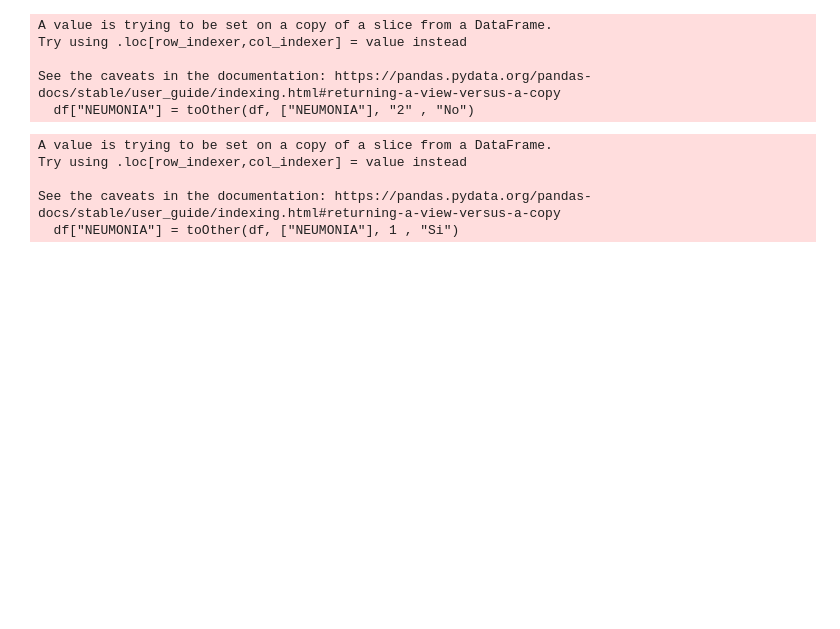
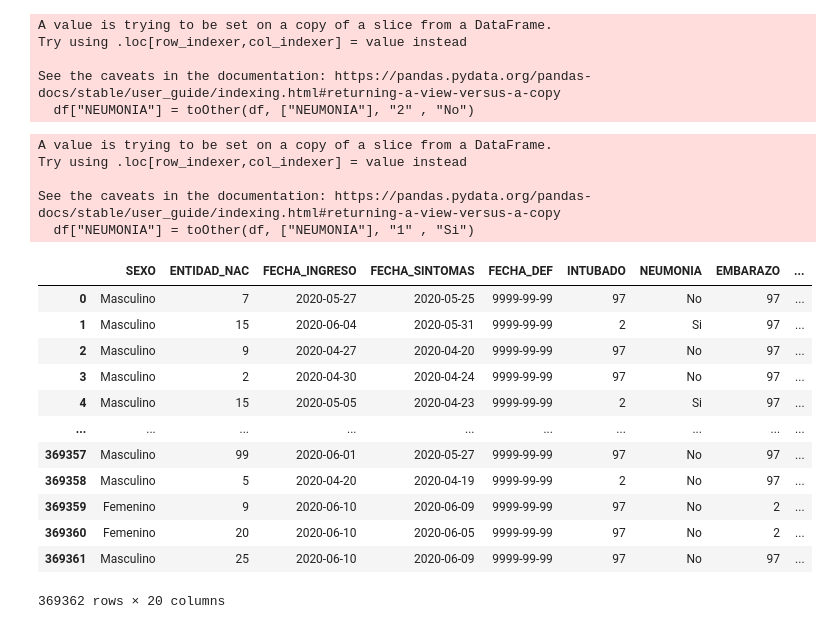
Before and after one commit to artthuro6/Covid-19, a Jupyter notebook: notebooks/General.ipynb, the cells around one changed output. Cells and saved outputs as stored; diff of their text form; code cells hidden in the pictures; blank space fills up the shorter version.

```diff
--- a/notebooks/General.ipynb
+++ b/notebooks/General.ipynb
@@ -135,10 +135,10 @@ Try using .loc[row_indexer,col_indexer] = value instead
 See the caveats in the documentation: https://pandas.pydata.org/pandas-docs/stable/user_guide/indexing.html#returning-a-view-versus-a-copy
   df["NEUMONIA"] = toOther(df, ["NEUMONIA"], "2" , "No")
 # %%
-df["NEUMONIA"] = toOther(df, ["NEUMONIA"], 1 , "Si")
+df["NEUMONIA"] = toOther(df, ["NEUMONIA"], "1" , "Si")
 # %% [output]
 A value is trying to be set on a copy of a slice from a DataFrame.
 Try using .loc[row_indexer,col_indexer] = value instead
 
 See the caveats in the documentation: https://pandas.pydata.org/pandas-docs/stable/user_guide/indexing.html#returning-a-view-versus-a-copy
-  df["NEUMONIA"] = toOther(df, ["NEUMONIA"], 1 , "Si")
+  df["NEUMONIA"] = toOther(df, ["NEUMONIA"], "1" , "Si")
@@ -158,3 +145,19 @@ data["RESULTADO"] = np.where(data["RESULTADO"] == "3", "Sospechoso", data["RESUL
+# %%
+df
+# %% [output]
+|  | SEXO | ENTIDAD_NAC | FECHA_INGRESO | FECHA_SINTOMAS | FECHA_DEF | INTUBADO | NEUMONIA | EMBARAZO | ... |
+| 0 | Masculino | 7 | 2020-05-27 | 2020-05-25 | 9999-99-99 | 97 | No | 97 | ... |
+| 1 | Masculino | 15 | 2020-06-04 | 2020-05-31 | 9999-99-99 | 2 | Si | 97 | ... |
+| 2 | Masculino | 9 | 2020-04-27 | 2020-04-20 | 9999-99-99 | 97 | No | 97 | ... |
+| 3 | Masculino | 2 | 2020-04-30 | 2020-04-24 | 9999-99-99 | 97 | No | 97 | ... |
+| 4 | Masculino | 15 | 2020-05-05 | 2020-04-23 | 9999-99-99 | 2 | Si | 97 | ... |
+| ... | ... | ... | ... | ... | ... | ... | ... | ... | ... |
+| 369357 | Masculino | 99 | 2020-06-01 | 2020-05-27 | 9999-99-99 | 97 | No | 97 | ... |
+| 369358 | Masculino | 5 | 2020-04-20 | 2020-04-19 | 9999-99-99 | 2 | No | 97 | ... |
+| 369359 | Femenino | 9 | 2020-06-10 | 2020-06-09 | 9999-99-99 | 97 | No | 2 | ... |
+| 369360 | Femenino | 20 | 2020-06-10 | 2020-06-05 | 9999-99-99 | 97 | No | 2 | ... |
+| 369361 | Masculino | 25 | 2020-06-10 | 2020-06-09 | 9999-99-99 | 97 | No | 97 | ... |
+369362 rows × 20 columns
 # %%
 def toOther(data, nameColumna, aSustituir, sustituto):
 
```
Also changed, not shown: parts of 1 cell of this notebook.
